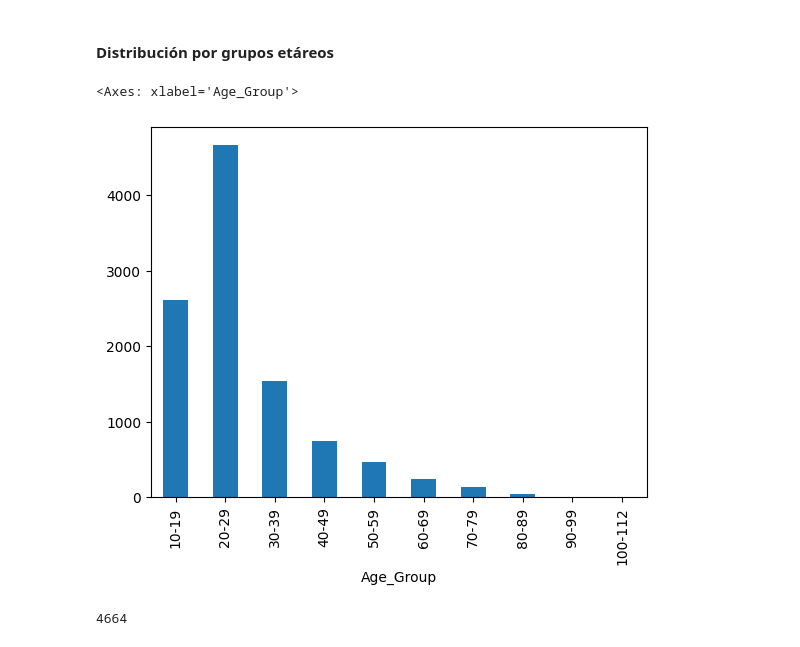
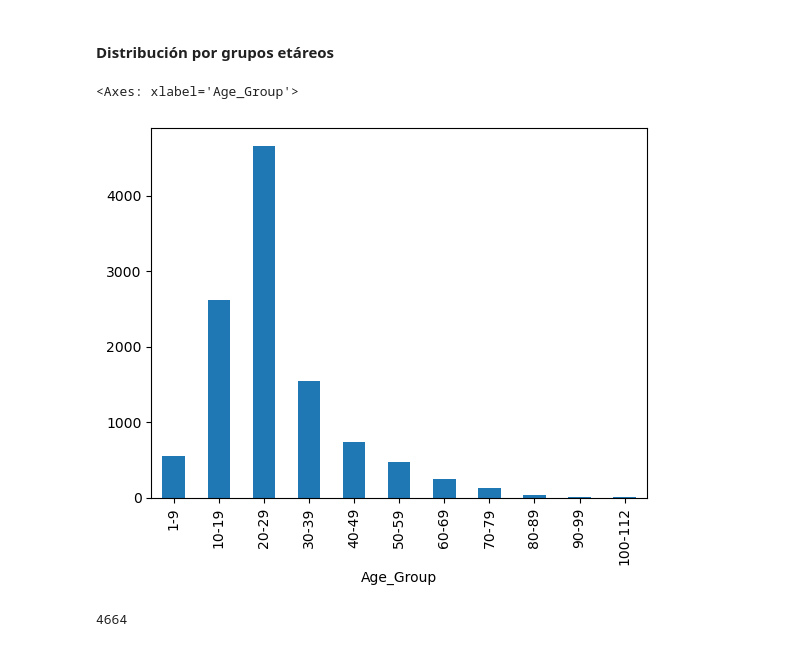
Before and after one commit to DanielMPMatCom/Israeli-Palestinian-Conflict-Statistics-Project, a Jupyter notebook: Análisis-Conflicto-Israeli-Palestino-2000-2022.ipynb, the cells around one changed output. Cells and saved outputs as stored; diff of their text form; code cells hidden in the pictures.

```diff
--- a/Análisis-Conflicto-Israeli-Palestino-2000-2022.ipynb
+++ b/Análisis-Conflicto-Israeli-Palestino-2000-2022.ipynb
@@ -402,14 +402,14 @@ plt.show()
 # %% [markdown]
 #### Distribución por grupos etáreos
 # %%
-age_labels = ['10-19', '20-29', '30-39', '40-49', '50-59', '60-69', '70-79', '80-89', '90-99', '100-112']
-age_bins = [9, 19, 29, 39, 49, 59, 69, 79, 89, 99, 112]
+age_labels = ['1-9' ,'10-19', '20-29', '30-39', '40-49', '50-59', '60-69', '70-79', '80-89', '90-99', '100-112']
+age_bins = [0, 9, 19, 29, 39, 49, 59, 69, 79, 89, 99, 112]
 df['Age_Group'] = pd.cut(df['age'], bins=age_bins, labels=age_labels)
 age_groups = df["Age_Group"].value_counts()
 age_groups.sort_index().plot(kind='bar')
 # %% [output]
 <Axes: xlabel='Age_Group'>
-[figure, old version]
+[figure, new version]
 # %%
 age_groups['20-29']
 # %% [output]
```
Also changed, not shown: parts of 28 cells of this notebook, 1 other file.
